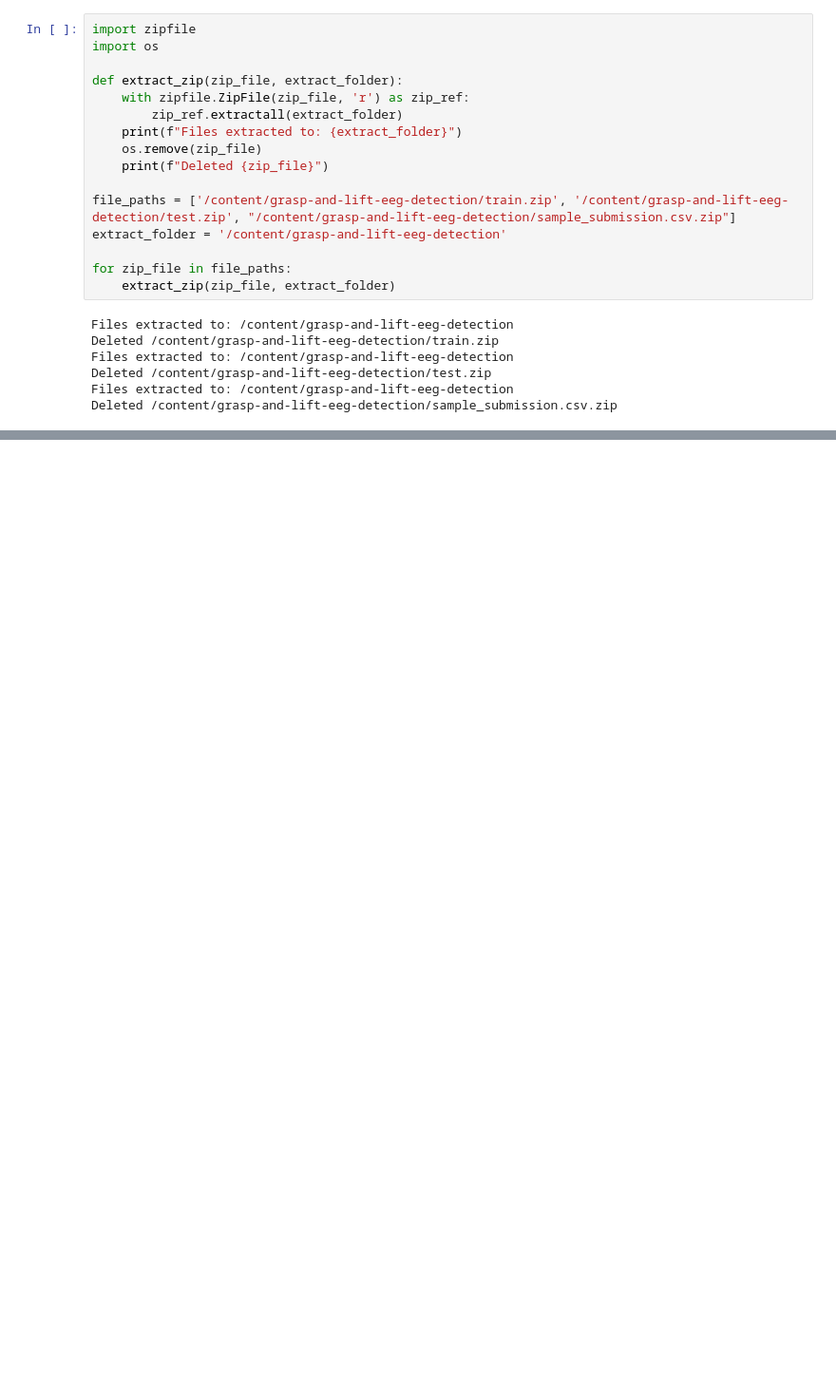
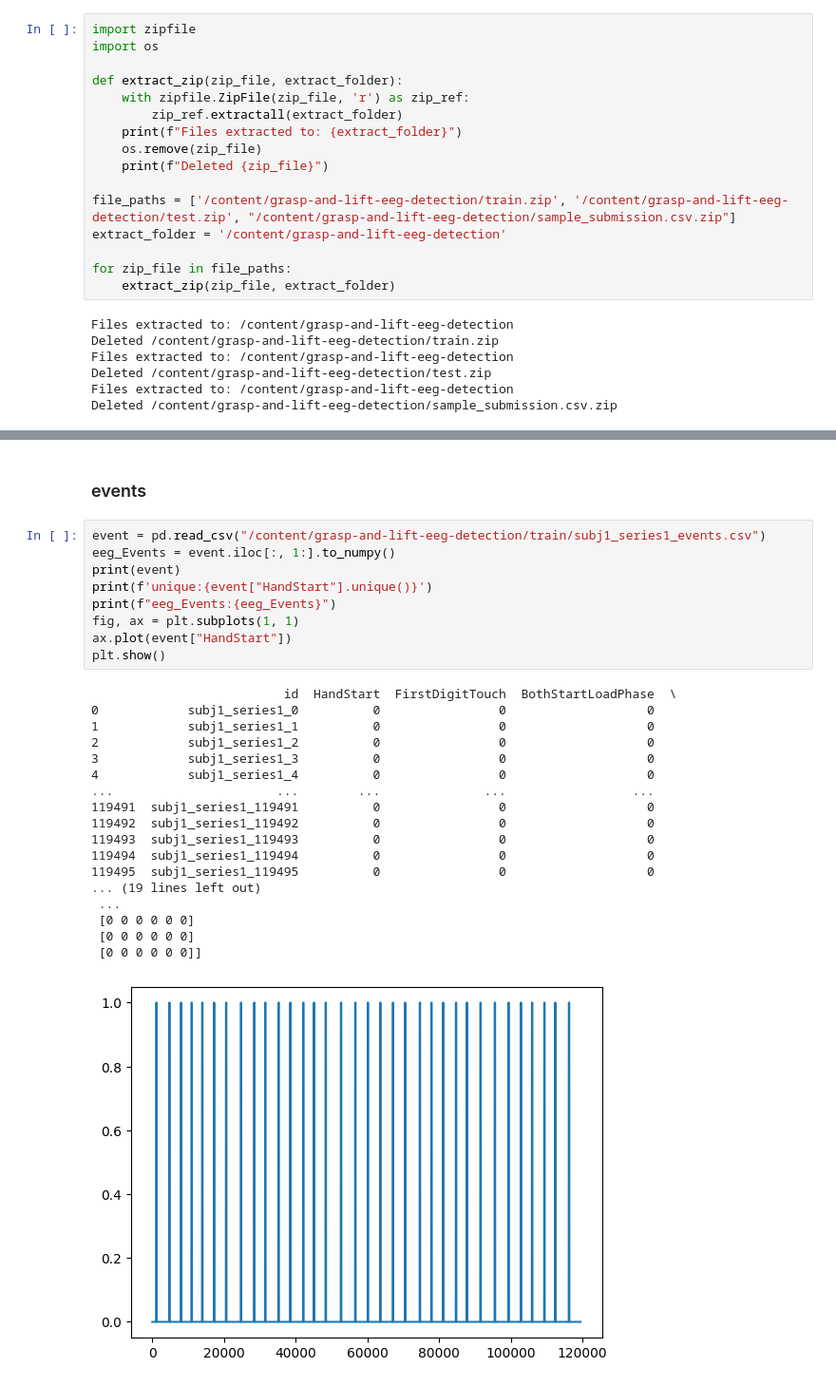
Before and after one commit to Jitmandal051004/EEG_Analysis_SOP, a Jupyter notebook: Grasp_and_Lift_EEG_Detection_Model.ipynb, the cells around one changed output, grey strips where cells are left out. Shown at 95% size. Saved outputs shown, nothing was run; the diff lists cells and outputs as text; blank space fills up the shorter version.

```diff
--- a/Grasp_and_Lift_EEG_Detection_Model.ipynb
+++ b/Grasp_and_Lift_EEG_Detection_Model.ipynb
@@ -34,0 +112,30 @@ Deleted /content/grasp-and-lift-eeg-detection/sample_submission.csv.zip
+# %% [markdown]
+### events
+# %%
+event = pd.read_csv("/content/grasp-and-lift-eeg-detection/train/subj1_series1_events.csv")
+eeg_Events = event.iloc[:, 1:].to_numpy()
+print(event)
+print(f'unique:{event["HandStart"].unique()}')
+print(f"eeg_Events:{eeg_Events}")
+fig, ax = plt.subplots(1, 1)
+ax.plot(event["HandStart"])
+plt.show()
+# %% [output]
+                          id  HandStart  FirstDigitTouch  BothStartLoadPhase  \
+0            subj1_series1_0          0                0                   0
+1            subj1_series1_1          0                0                   0
+2            subj1_series1_2          0                0                   0
+3            subj1_series1_3          0                0                   0
+4            subj1_series1_4          0                0                   0
+...                      ...        ...              ...                 ...
+119491  subj1_series1_119491          0                0                   0
+119492  subj1_series1_119492          0                0                   0
+119493  subj1_series1_119493          0                0                   0
+119494  subj1_series1_119494          0                0                   0
+119495  subj1_series1_119495          0                0                   0
+... (19 lines left out)
+ ...
+ [0 0 0 0 0 0]
+ [0 0 0 0 0 0]
+ [0 0 0 0 0 0]]
+[figure, added]
```
Also changed, not shown: parts of 6 cells of this notebook.
